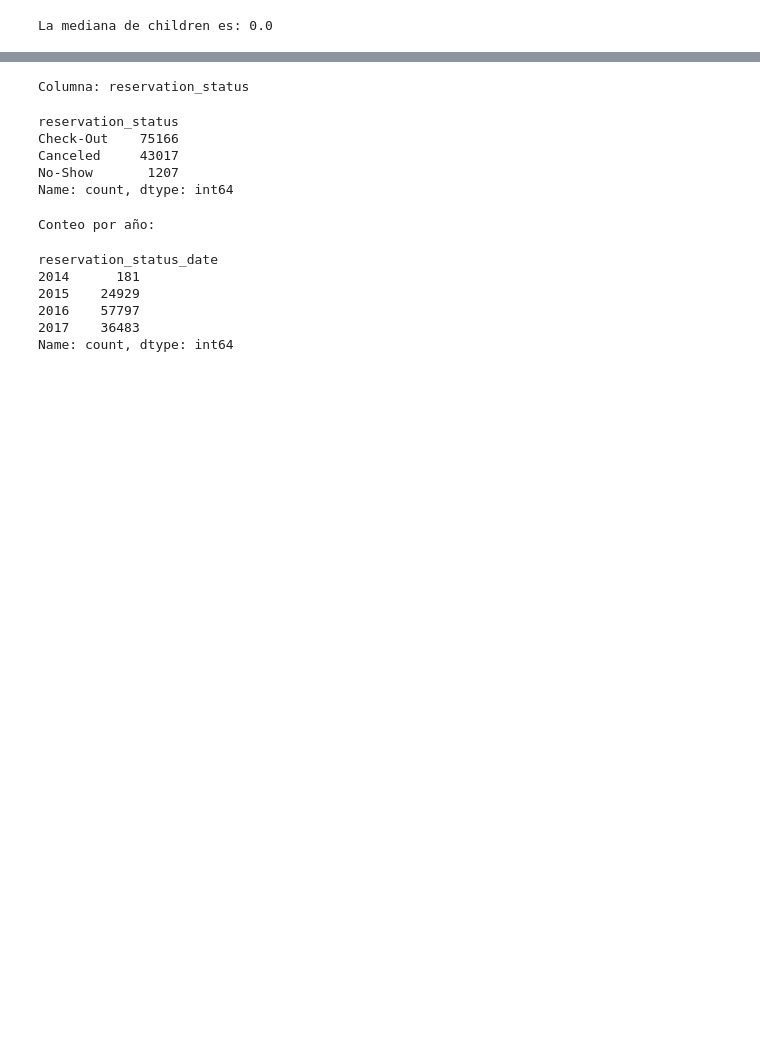
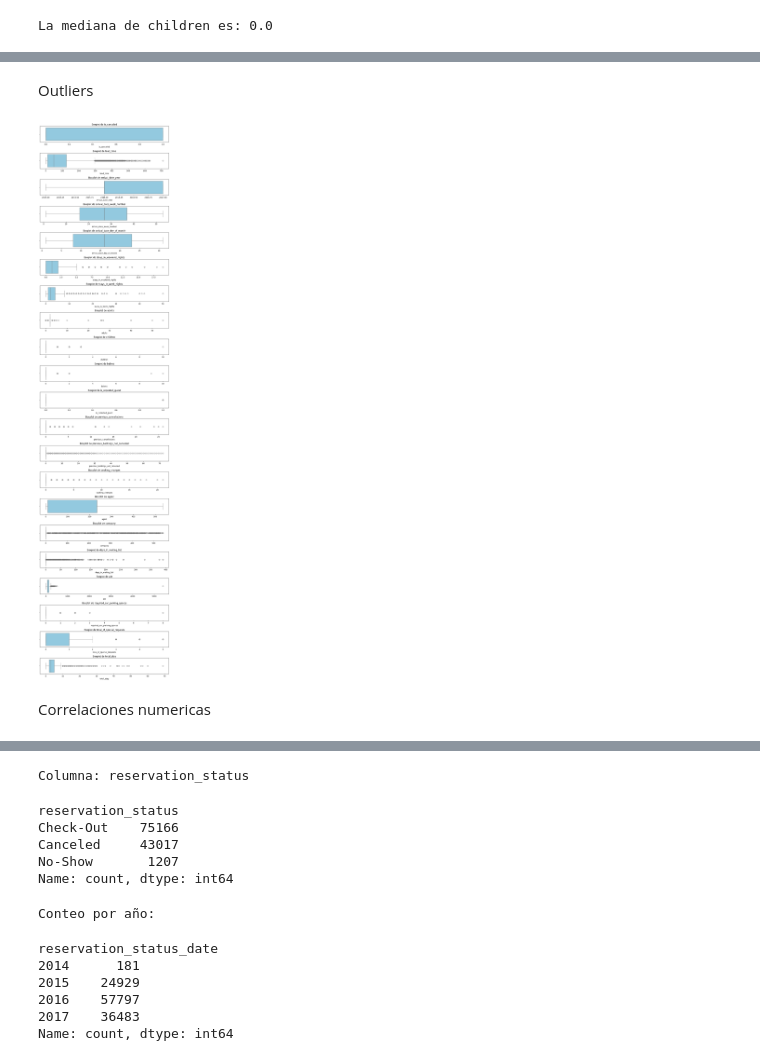
Before and after one commit to FerChaparro27/AA_hotel, a Jupyter notebook: edahotel.ipynb, the cells around one changed output, grey strips where cells are left out. Cells and saved outputs as stored; diff of their text form; code cells hidden in the pictures; blank space fills up the shorter version.

```diff
--- a/edahotel.ipynb
+++ b/edahotel.ipynb
@@ -192 +215,20 @@ df.describe().round()
 | max | 1.0 | 737.0 | 2017.0 | 53.0 | 31.0 | ... |
+# %% [markdown]
+Outliers
+# %%
+# Seleccionar automáticamente todas las columnas numéricas
+num_vars = df.select_dtypes(include=["int64", "float64"]).columns
+
+# Crear subplots dinámicos
+fig, axes = plt.subplots(nrows=len(num_vars), ncols=1, figsize=(10, 2*len(num_vars)))
+
+for i, col in enumerate(num_vars):
+    sns.boxplot(x=df[col], ax=axes[i], color="skyblue")
+    axes[i].set_title(f"Boxplot de {col}")
+
+plt.tight_layout()
+plt.show()
+# %% [output]
+[figure, added]
+# %% [markdown]
+Correlaciones numericas
```
Also changed, not shown: parts of 45 cells of this notebook.
